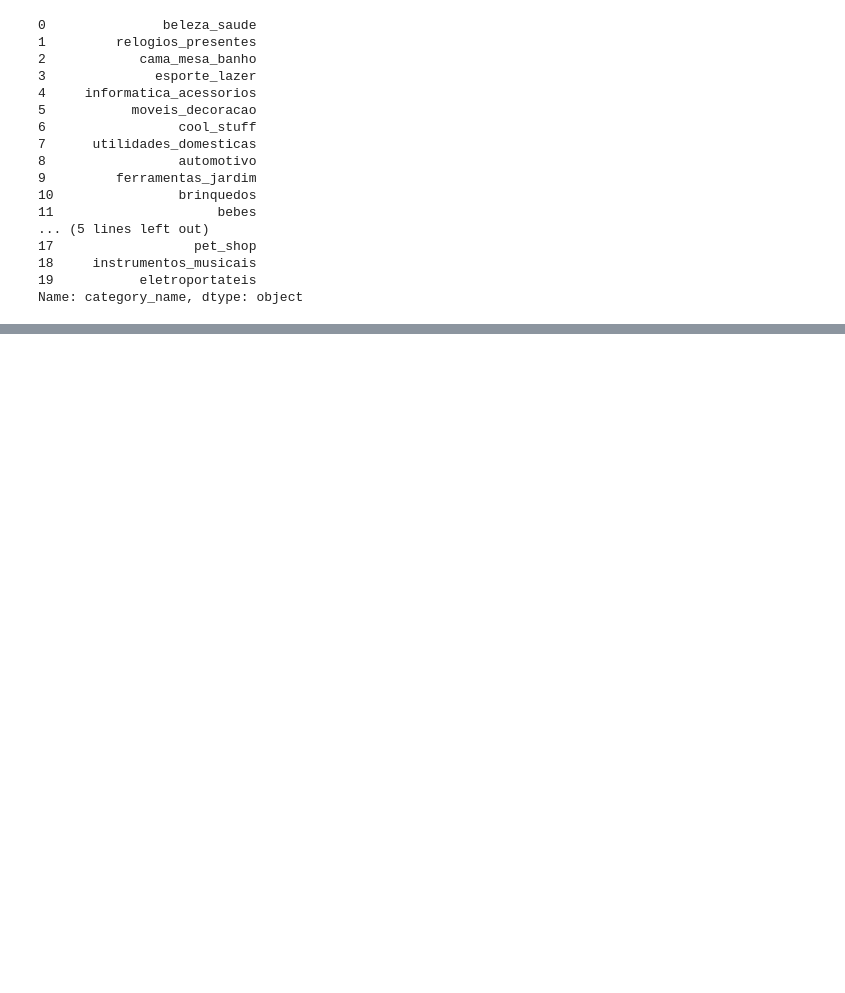
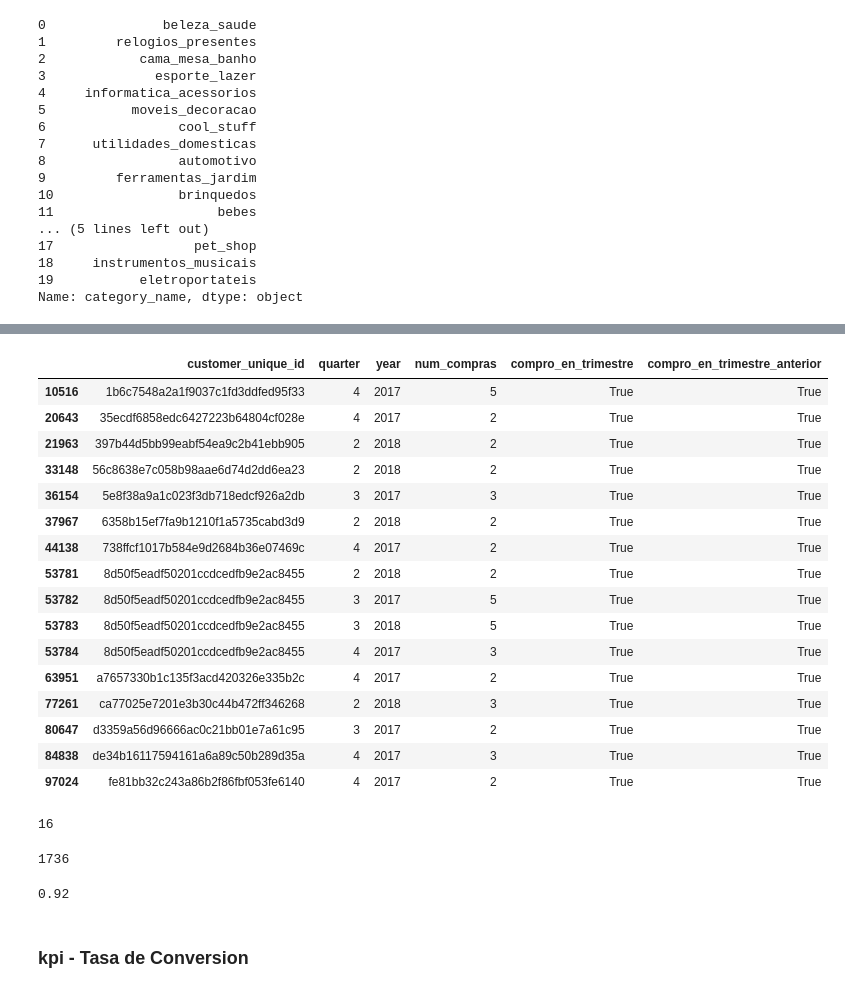
Before and after one commit to agusdm97/PF-DTS05-E-COMMERCE-OLIST, a Jupyter notebook: dashboard/prueba_conexion.ipynb, the cells around one changed output, grey strips where cells are left out. Cells and saved outputs as stored; diff of their text form; code cells hidden in the pictures; blank space fills up the shorter version.

```diff
--- a/dashboard/prueba_conexion.ipynb
+++ b/dashboard/prueba_conexion.ipynb
@@ -136,0 +197,9 @@ kpi_variacionVentas
+# %%
+df_merged_FC['quarter'] =df_merged_FC['order_purchase_timestamp'].dt.quarter
+df_merged_FC['year'] = df_merged_FC['order_purchase_timestamp'].dt.year
+# %%
+clientes_group = df_merged_FC.groupby(['customer_unique_id','quarter','year']).size().reset_index(name='num_compras')
+# %%
+clientes_group['compro_en_trimestre'] = clientes_group['num_compras'] > 1
+# %%
+clientes_group['compro_en_trimestre_anterior'] = clientes_group.groupby("customer_unique_id")['compro_en_trimestre'].shift(1)
@@ -136,0 +215,38 @@ kpi_variacionVentas
+# %%
+clientes_fieles = clientes_group[(clientes_group['compro_en_trimestre'] == True) & (clientes_group['compro_en_trimestre_anterior'] == True)]
+clientes_fieles
+# %% [output]
+|  | customer_unique_id | quarter | year | num_compras | compro_en_trimestre | compro_en_trimestre_anterior |
+| 10516 | 1b6c7548a2a1f9037c1fd3ddfed95f33 | 4 | 2017 | 5 | True | True |
+| 20643 | 35ecdf6858edc6427223b64804cf028e | 4 | 2017 | 2 | True | True |
+| 21963 | 397b44d5bb99eabf54ea9c2b41ebb905 | 2 | 2018 | 2 | True | True |
+| 33148 | 56c8638e7c058b98aae6d74d2dd6ea23 | 2 | 2018 | 2 | True | True |
+| 36154 | 5e8f38a9a1c023f3db718edcf926a2db | 3 | 2017 | 3 | True | True |
+| 37967 | 6358b15ef7fa9b1210f1a5735cabd3d9 | 2 | 2018 | 2 | True | True |
+| 44138 | 738ffcf1017b584e9d2684b36e07469c | 4 | 2017 | 2 | True | True |
+| 53781 | 8d50f5eadf50201ccdcedfb9e2ac8455 | 2 | 2018 | 2 | True | True |
+| 53782 | 8d50f5eadf50201ccdcedfb9e2ac8455 | 3 | 2017 | 5 | True | True |
+| 53783 | 8d50f5eadf50201ccdcedfb9e2ac8455 | 3 | 2018 | 5 | True | True |
+| 53784 | 8d50f5eadf50201ccdcedfb9e2ac8455 | 4 | 2017 | 3 | True | True |
+| 63951 | a7657330b1c135f3acd420326e335b2c | 4 | 2017 | 2 | True | True |
+| 77261 | ca77025e7201e3b30c44b472ff346268 | 2 | 2018 | 3 | True | True |
+| 80647 | d3359a56d96666ac0c21bb01e7a61c95 | 3 | 2017 | 2 | True | True |
+| 84838 | de34b16117594161a6a89c50b289d35a | 4 | 2017 | 3 | True | True |
+| 97024 | fe81bb32c243a86b2f86fbf053fe6140 | 4 | 2017 | 2 | True | True |
+# %%
+num_clientes_fieles = len(clientes_fieles)
+num_clientes_fieles
+# %% [output]
+16
+# %%
+num_total_clientes = len(clientes_group[clientes_group['compro_en_trimestre'] == True])
+num_total_clientes
+# %% [output]
+1736
+# %%
+porcentaje_clientes_fieles = round((num_clientes_fieles / num_total_clientes)*100,2)
+porcentaje_clientes_fieles
+# %% [output]
+0.92
+# %% [markdown]
+### kpi - Tasa de Conversion
```
Also changed, not shown: parts of 30 cells of this notebook, 4 other files.
